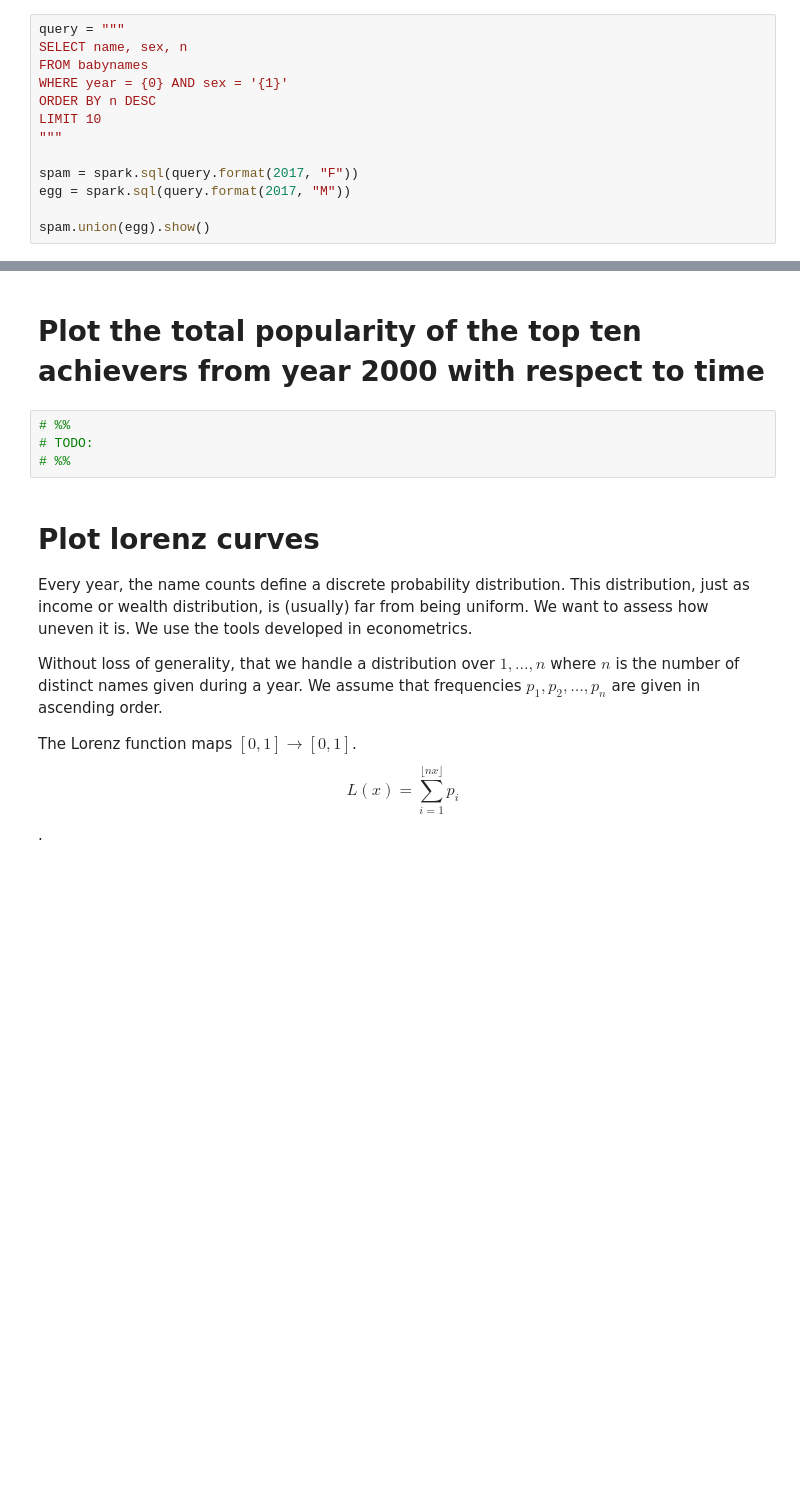
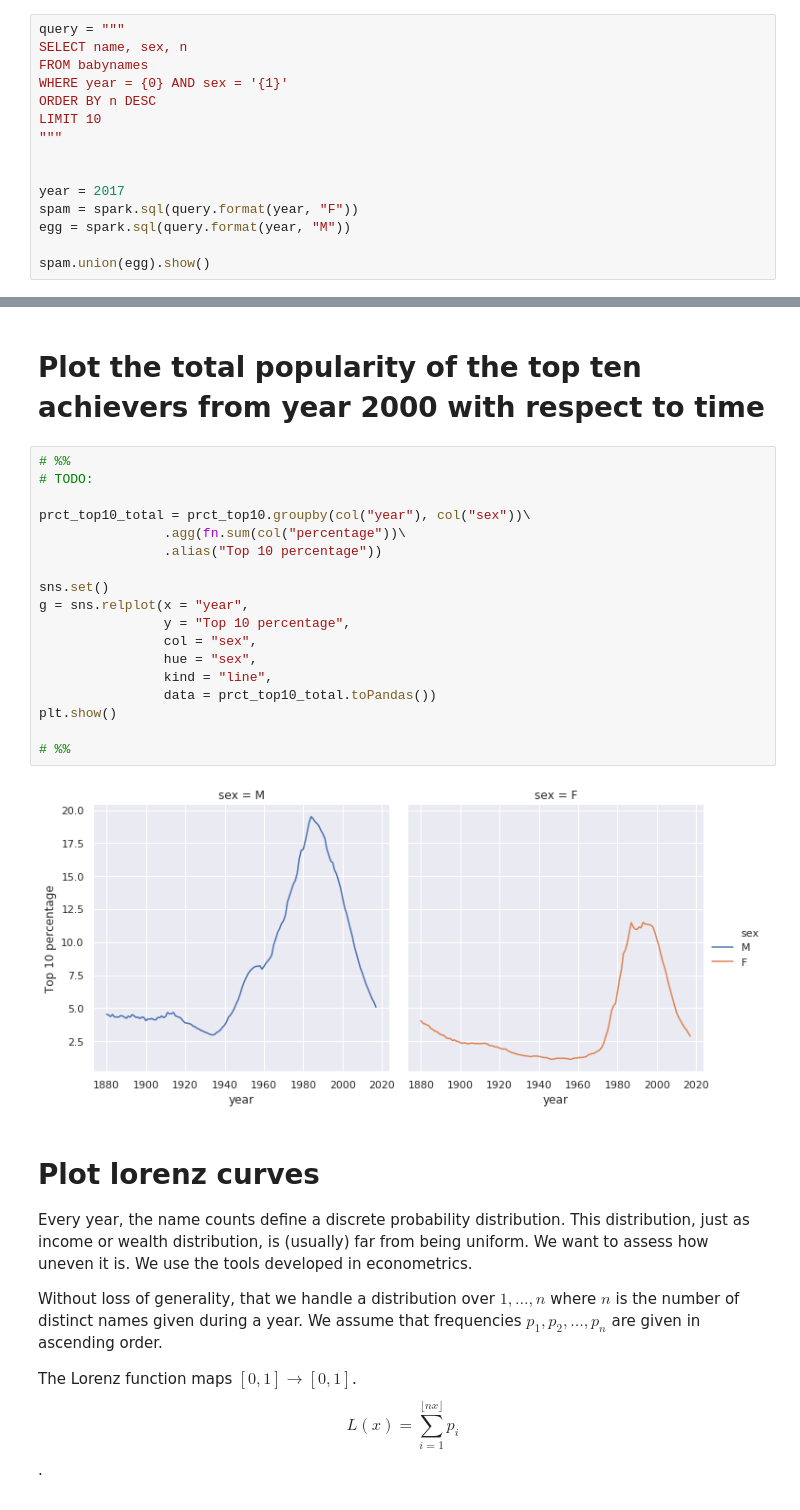
Before and after one commit to idardo97/big_data, a Jupyter notebook: homework02.ipynb, the cells around one changed output, grey strips where cells are left out. Drawn from its saved outputs; the diff is of its cells as text; blank space fills up the shorter version.

```diff
--- a/homework02.ipynb
+++ b/homework02.ipynb
@@ -164,8 +164,10 @@ ORDER BY n DESC
 LIMIT 10
 """
 
-spam = spark.sql(query.format(2017, "F"))
-egg = spark.sql(query.format(2017, "M"))
+
+year = 2017
+spam = spark.sql(query.format(year, "F"))
+egg = spark.sql(query.format(year, "M"))
 
 spam.union(egg).show()
 # %% [output]
@@ -581,10 +616,26 @@ Plot  the popularity of each of the top ten achievers from year 2000 with respec
 
 Plot the total popularity of the top ten achievers from year 2000 with respect to time
 ==================================================================================
-# %%
-# %%
-# TODO:
-# %%
+# %%
+# %%
+# TODO:
+
+prct_top10_total = prct_top10.groupby(col("year"), col("sex"))\
+                .agg(fn.sum(col("percentage"))\
+                .alias("Top 10 percentage"))
+
+sns.set()
+g = sns.relplot(x = "year",
+                y = "Top 10 percentage",
+                col = "sex",
+                hue = "sex",
+                kind = "line",
+                data = prct_top10_total.toPandas())
+plt.show()
+
+# %%
+# %% [output]
+[figure, added]
 # %% [markdown]
 
 
```
Also changed, not shown: parts of 18 cells of this notebook, 1 other file.
